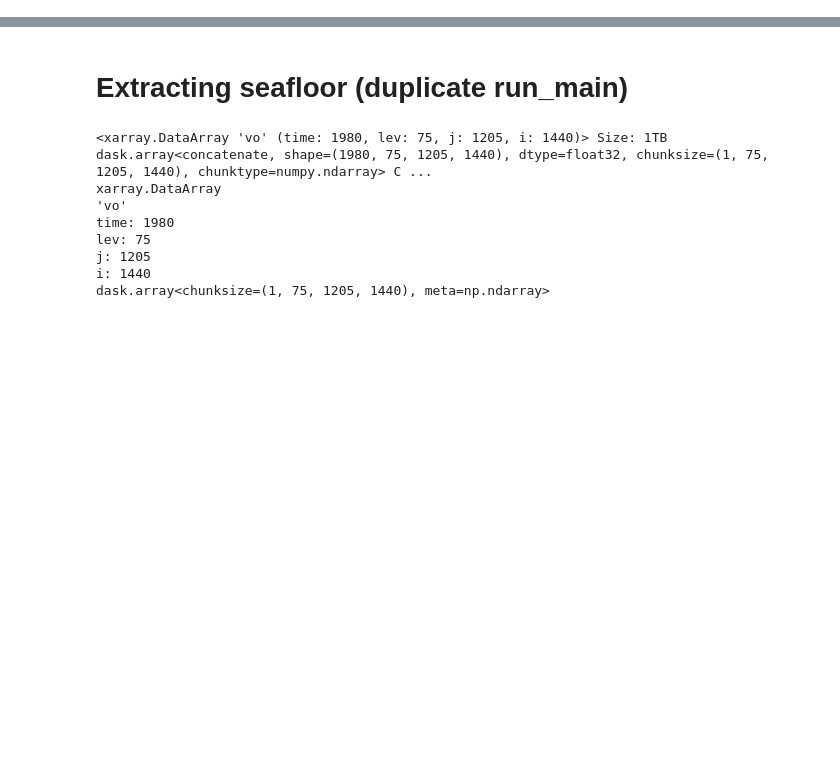
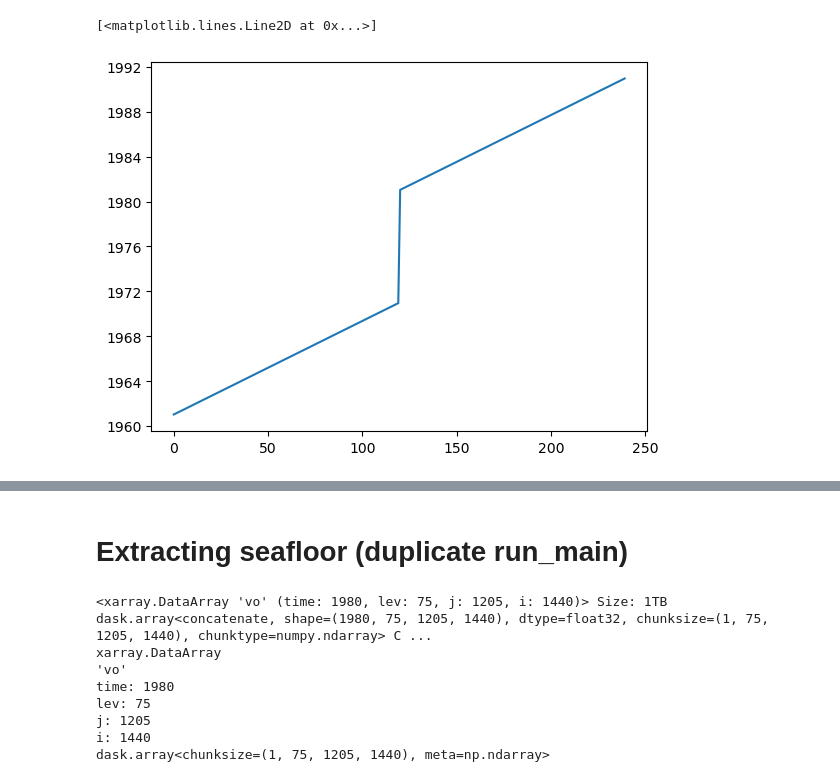
Before and after one commit to orlando-code/cmipper, a Jupyter notebook: notebooks/dev/test.ipynb, the cells around one changed output, grey strips where cells are left out. Drawn from its saved outputs; the diff is of its cells as text; code cells hidden in the pictures; blank space fills up the shorter version.

```diff
--- a/notebooks/dev/test.ipynb
+++ b/notebooks/dev/test.ipynb
@@ -0,0 +379,7 @@
+# %%
+fps = ["/maps/rt582/cmipper/.esgpull/data/CMIP6/CMIP/AWI/AWI-CM-1-1-MR/historical/r1i1p1f1/Omon/thetao/gn/v20181218/remapped/thetao_Omon_AWI-CM-1-1-MR_historical_r1i1p1f1_gn_196101-197012.nc", "/maps/rt582/cmipper/.esgpull/data/CMIP6/CMIP/AWI/AWI-CM-1-1-MR/historical/r1i1p1f1/Omon/thetao/gn/v20181218/remapped/thetao_Omon_AWI-CM-1-1-MR_historical_r1i1p1f1_gn_198101-199012.nc"]
+import matplotlib.pyplot as plt
+plt.plot(xa.open_mfdataset(fps).time.values)
+# %% [output]
+[<matplotlib.lines.Line2D at 0x...>]
+[figure, added]
```
Also changed, not shown: parts of 40 cells of this notebook, 9 other files.
